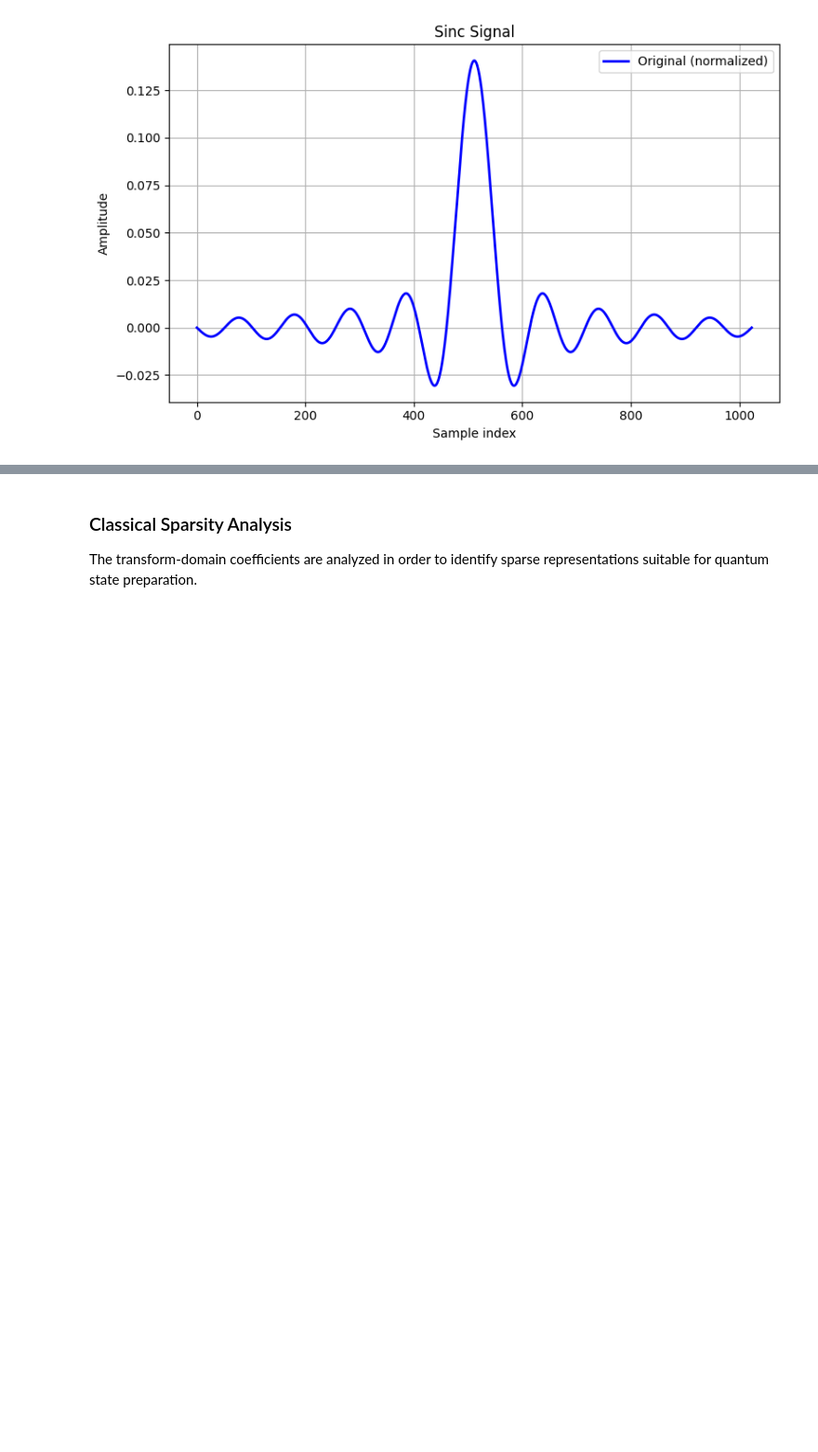
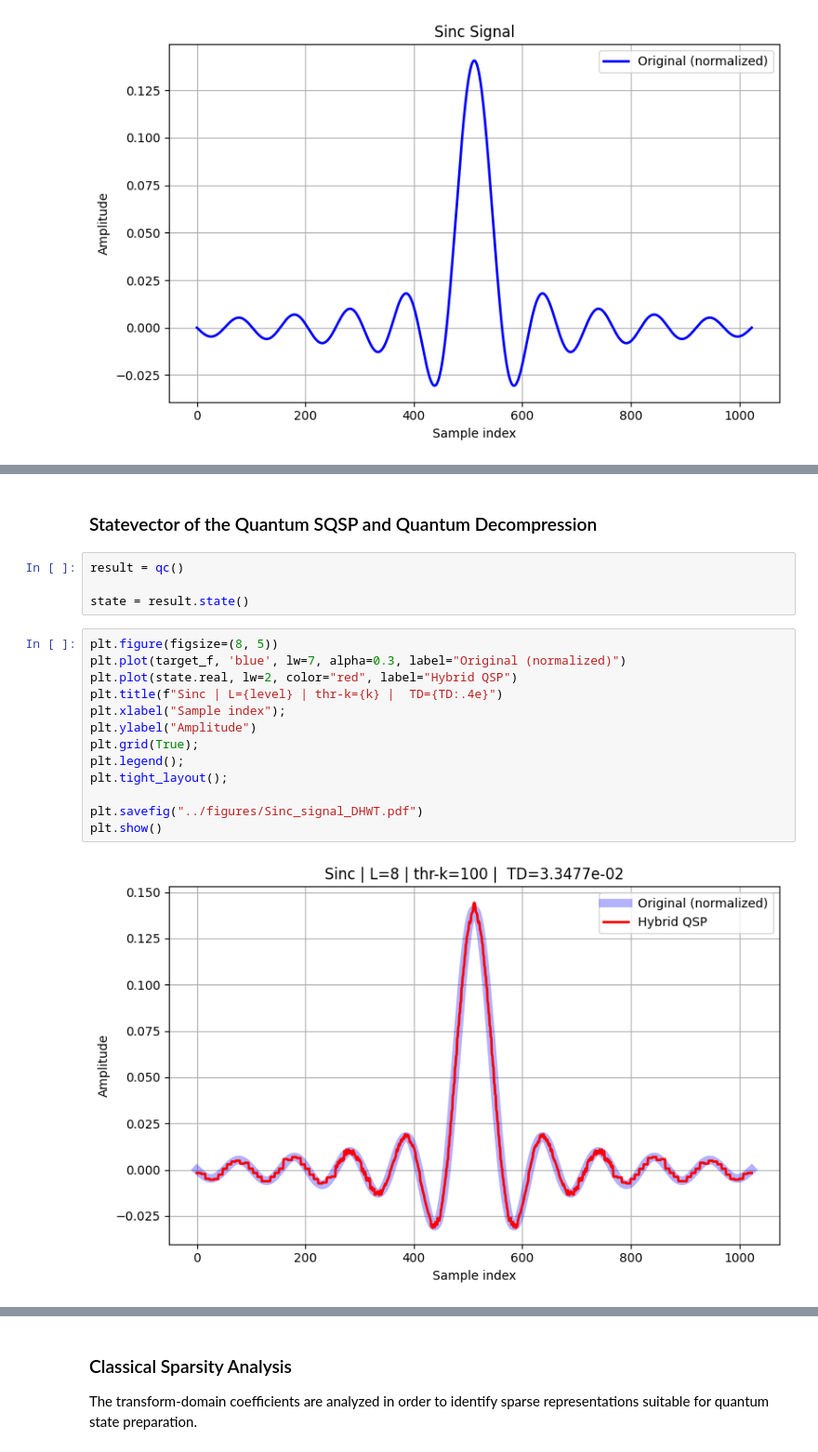
Before and after one commit to emad-boosari/hybrid-qsp, a Jupyter notebook: notebooks/03_Approximate_Preparation_Sinc_Signal.ipynb, the cells around one changed output, grey strips where cells are left out. Shown at 93% size. Cells and saved outputs as stored; diff of their text form; blank space fills up the shorter version.

```diff
--- a/notebooks/03_Approximate_Preparation_Sinc_Signal.ipynb
+++ b/notebooks/03_Approximate_Preparation_Sinc_Signal.ipynb
@@ -46 +174,22 @@ plt.show()
+# %% [markdown]
+### Statevector of the Quantum SQSP and Quantum Decompression
+# %%
+result = qc()
+
+state = result.state()
+# %%
+plt.figure(figsize=(8, 5))
+plt.plot(target_f, 'blue', lw=7, alpha=0.3, label="Original (normalized)")
+plt.plot(state.real, lw=2, color="red", label="Hybrid QSP")
+plt.title(f"Sinc | L={level} | thr-k={k} |  TD={TD:.4e}")
+plt.xlabel("Sample index");
+plt.ylabel("Amplitude")
+plt.grid(True);
+plt.legend();
+plt.tight_layout();
+
+plt.savefig("../figures/Sinc_signal_DHWT.pdf")
+plt.show()
+# %% [output]
+[figure, added]
 # %% [markdown]
```
Also changed, not shown: parts of 33 cells of this notebook.
